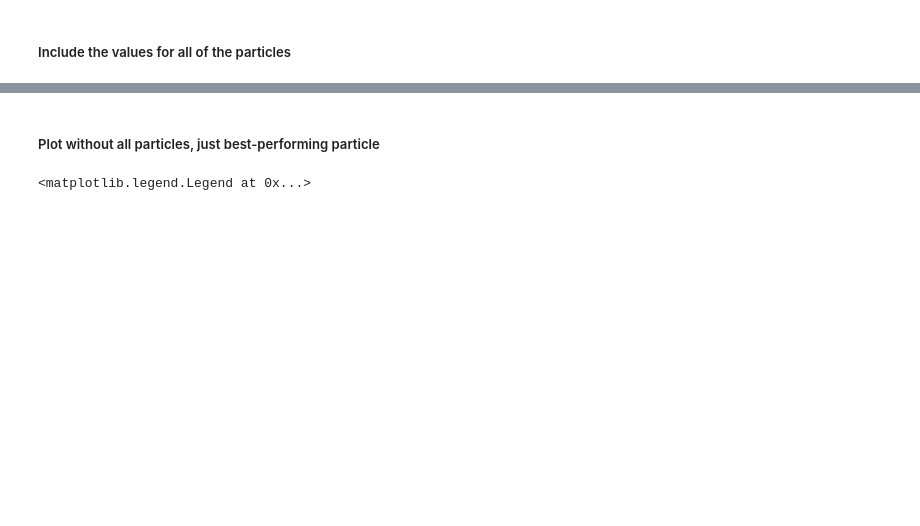
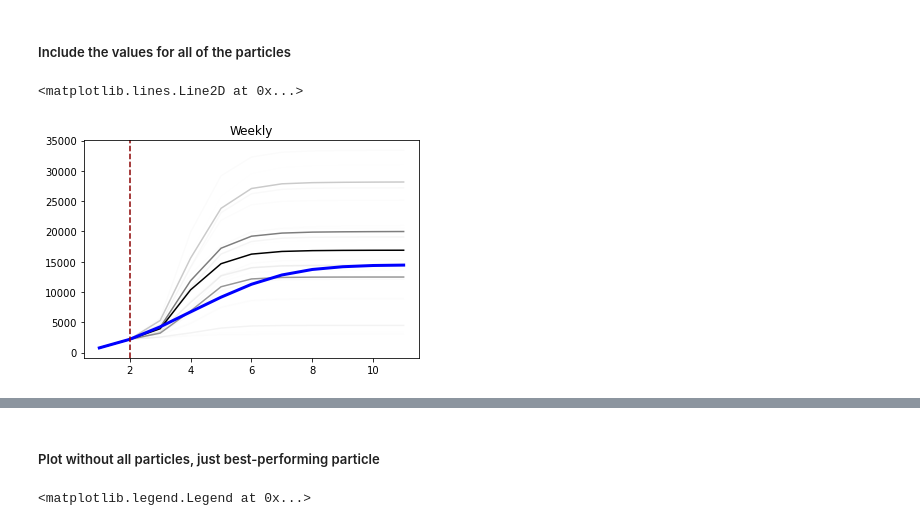
Before and after one commit to Urban-Analytics/RAMP-UA, a Jupyter notebook: experiments/calibration/AnalyseResults-DynamicCalibration_5pops,100particles.ipynb, the cells around one changed output, grey strips where cells are left out. Cells and saved outputs as stored; diff of their text form; code cells hidden in the pictures; blank space fills up the shorter version.

```diff
--- a/experiments/calibration/AnalyseResults-DynamicCalibration_5pops,100particles.ipynb
+++ b/experiments/calibration/AnalyseResults-DynamicCalibration_5pops,100particles.ipynb
@@ -392,9 +415,20 @@ for window in window_lengths_dict.keys():
         #print(param_values)
 
         # Update the day that the seeding starts from so that
-        day_to_start_seeding = int(window.replace('w', '')) * 14 + 1 - 14
-        print("Window {}, start seeding on day {}".format(window, day_to_start_seeding))
-        OpenCLRunner.update(seed_days_start_day=day_to_start_seeding)
+        #day_to_start_seeding = int(window.replace('w', '')) * 14 + 1 - 14
+        #print("Window {}, start seeding on day {}".format(window, day_to_start_seeding))
+        #OpenCLRunner.update(seed_days_start_day=day_to_start_seeding)
+
+        # Update the number of days seeding
+        days_to_seed = int(window.replace('w', '')) * 14
+        OpenCLRunner.update(num_seed_days=days_to_seed)
+
+        # Update the number of iterations
+        iterations = 63 + days_to_seed
+        print("seeded for {} days, run for {} days".format(days_to_seed, iterations))
+        OpenCLRunner.update(iterations=iterations)
+
+        # Run model
         (_distance, _sim, _obs, _out_params, _summaries) = OpenCLRunner.run_model_with_params_abc(param_values,
                         return_full_details=True)
 
@@ -644,6 +740,34 @@ IPython.OutputArea.prototype._should_scroll = function(lines) {
 [interactive output not drawn]
 # %% [markdown]
 ##### Include the values for all of the particles
+# %%
+this_windows_dict = windows_dict['w1']
+run_length = 1*14
+windows_i = 0
+fix, ax= plt.subplots()
+x = range(1,len(this_windows_dict['sim'][0])+1)
+### Dyanamic calibration
+# Plot model predictions for each particle in final population
+for i in range(len(this_windows_dict['summaries'])):
+    ax.plot(x, this_windows_dict['sim'][i],
+    color="black", alpha=1 - distance_norm[i]) # (1-x because high distance is bad)
+# Plot model predictions from best performing particle
+#dynamic_calib_best_params_modelled_weekly = dynamic_calib_best_params_modelled_weekly_dict[windows[windows_i]]
+#ax.plot(range(len(dynamic_calib_best_params_modelled_weekly)), dynamic_calib_best_params_modelled_weekly, label="BestParams - {}".format(window), color='green',
+#     linestyle='solid', linewidth =2.5)
+### One-off calibration
+# plot model predictions
+#ax.plot(x, oneoff_calib_best_params_modelled_weekly, label="sim", color="orange", linewidth = 3)
+# Plot observations
+ax.plot(x, cases_devon_daily_summed_weekly[0:int((63 + run_length)/7)], label="Observations", linewidth=3, color="blue")
+ax.set_title('Weekly')
+ax.axvline(x= (((windows_i+1) * 14)/7), color = 'darkred', linestyle = 'dashed')
+# ax.set_xlim([0, len(windows_dict[windows[-1]]['sim'][0])])
+# ax.set_xlim([0, 3])
+# ax.set_ylim([0, 1000])
+# %% [output]
+<matplotlib.lines.Line2D at 0x...>
+[figure, added]
 # %%
 windows= list(window_lengths_dict.keys())[:-1]
 
```
Also changed, not shown: parts of 9 cells of this notebook, 2 other files.
